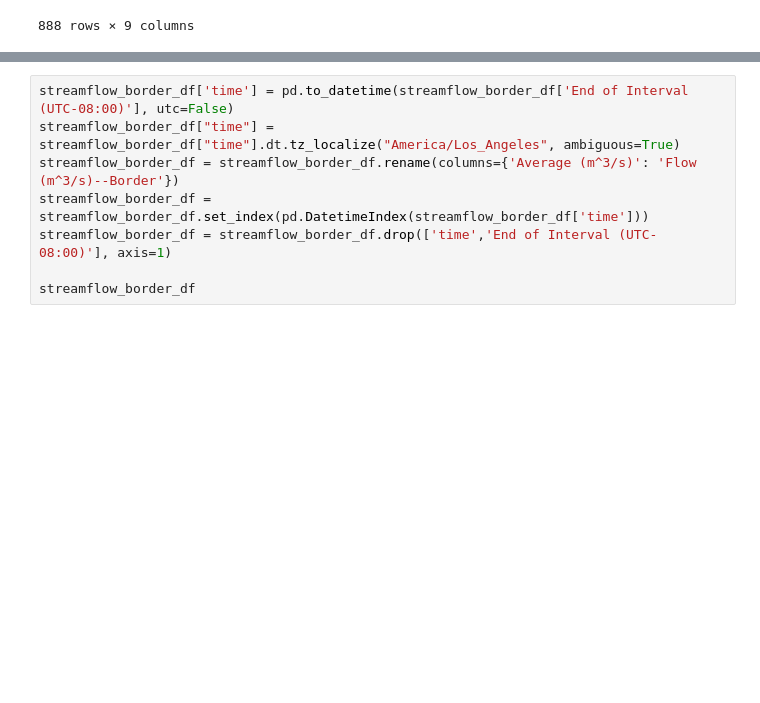
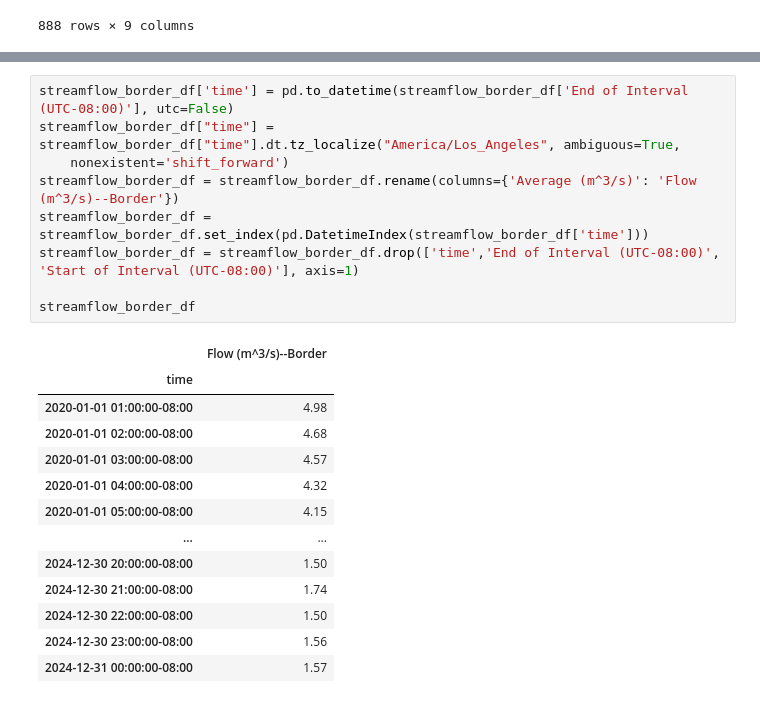
Before and after one commit to TheResilientCollective/resilient_workflows_public, a Jupyter notebook: workflows/public/notebooks/h2s_forecast_data.ipynb, the cells around one changed output, grey strips where cells are left out. Saved outputs shown, nothing was run; the diff lists cells and outputs as text; blank space fills up the shorter version.

```diff
--- a/workflows/public/notebooks/h2s_forecast_data.ipynb
+++ b/workflows/public/notebooks/h2s_forecast_data.ipynb
@@ -160,9 +160,23 @@ streamflow_border_df
 # %%
 streamflow_border_df['time'] = pd.to_datetime(streamflow_border_df['End of Interval (UTC-08:00)'], utc=False)
-streamflow_border_df["time"] = streamflow_border_df["time"].dt.tz_localize("America/Los_Angeles", ambiguous=True)
+streamflow_border_df["time"] = streamflow_border_df["time"].dt.tz_localize("America/Los_Angeles", ambiguous=True,
+    nonexistent='shift_forward')
 streamflow_border_df = streamflow_border_df.rename(columns={'Average (m^3/s)': 'Flow (m^3/s)--Border'})
 streamflow_border_df = streamflow_border_df.set_index(pd.DatetimeIndex(streamflow_border_df['time']))
-streamflow_border_df = streamflow_border_df.drop(['time','End of Interval (UTC-08:00)'], axis=1)
+streamflow_border_df = streamflow_border_df.drop(['time','End of Interval (UTC-08:00)', 'Start of Interval (UTC-08:00)'], axis=1)
 
 streamflow_border_df
 # %% [output]
+|  | Flow (m^3/s)--Border |
+| time |  |
+| 2020-01-01 01:00:00-08:00 | 4.98 |
+| 2020-01-01 02:00:00-08:00 | 4.68 |
+| 2020-01-01 03:00:00-08:00 | 4.57 |
+| 2020-01-01 04:00:00-08:00 | 4.32 |
+| 2020-01-01 05:00:00-08:00 | 4.15 |
+| ... | ... |
+| 2024-12-30 20:00:00-08:00 | 1.50 |
+| 2024-12-30 21:00:00-08:00 | 1.74 |
+| 2024-12-30 22:00:00-08:00 | 1.50 |
+| 2024-12-30 23:00:00-08:00 | 1.56 |
+| 2024-12-31 00:00:00-08:00 | 1.57 |
```
Also changed, not shown: parts of 4 cells of this notebook, 4 other files.
